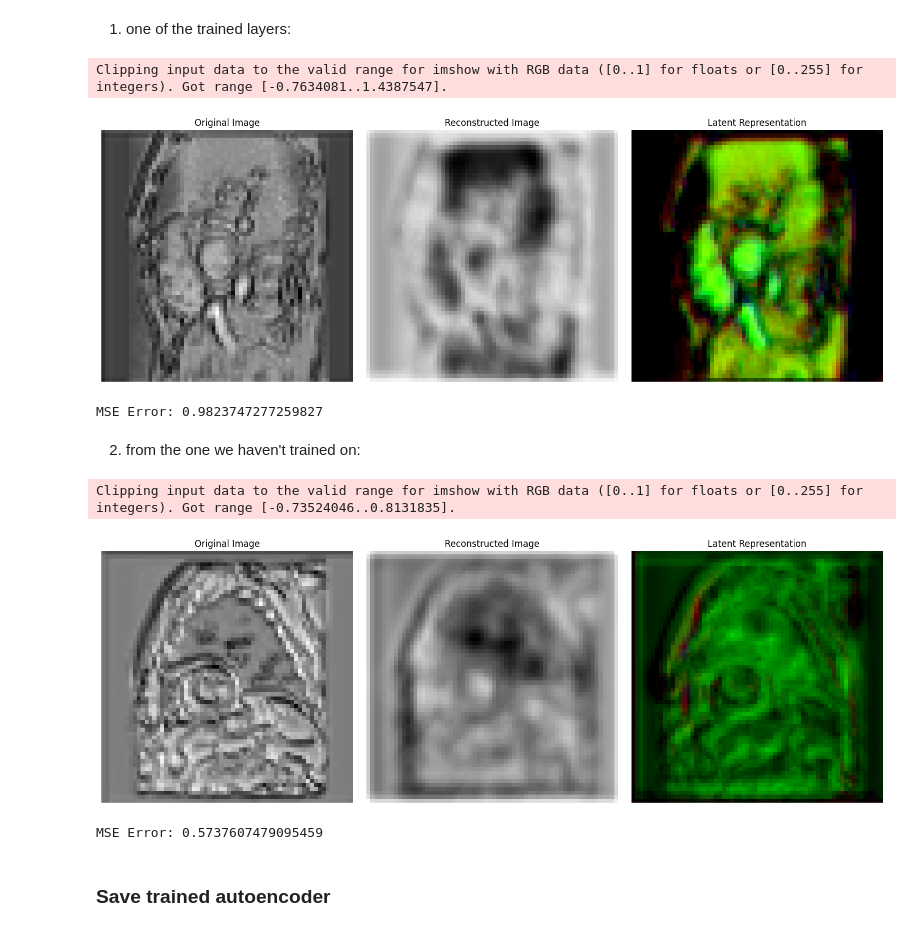
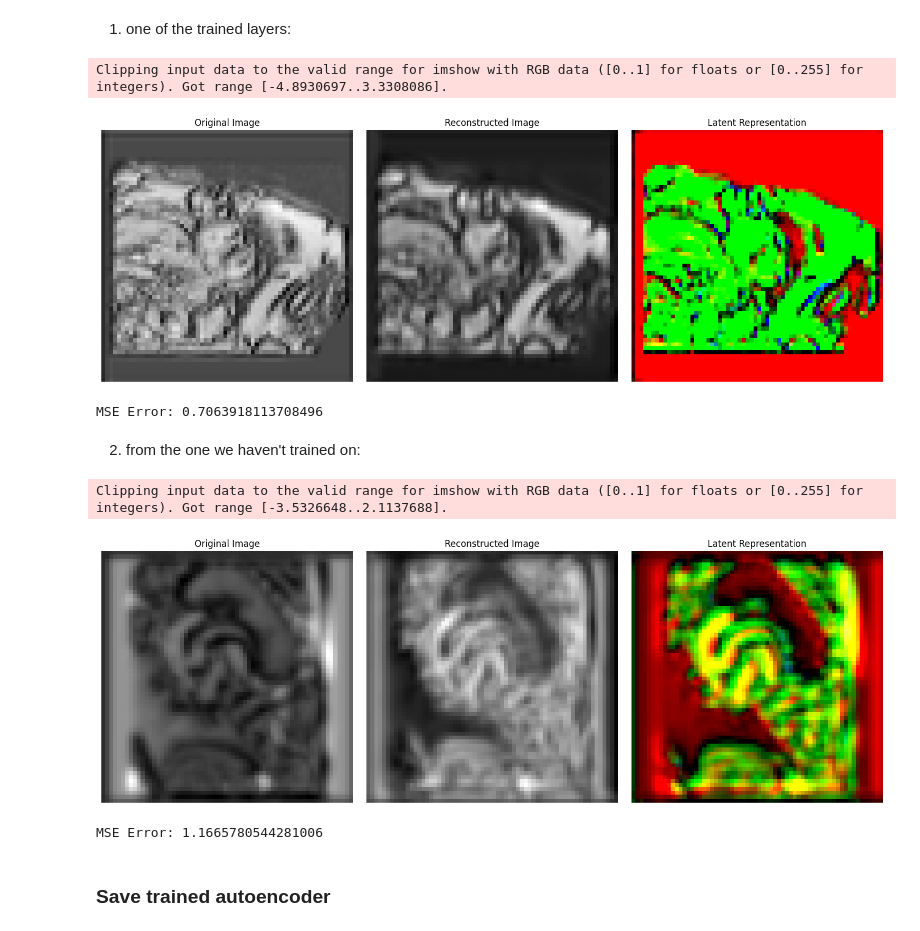
Before and after one commit to kel16/MedImSeg-Lab24, a Jupyter notebook: src/dimensionality_reduction/modified_autoencoder_train.ipynb, the cells around one changed output. Saved outputs shown, nothing was run; the diff lists cells and outputs as text; code cells hidden in the pictures.

Commit message:
retrained autoencoder with minor updates in code

```diff
--- a/src/dimensionality_reduction/modified_autoencoder_train.ipynb
+++ b/src/dimensionality_reduction/modified_autoencoder_train.ipynb
@@ -237,0 +227,8 @@ MSE Error: 0.954434871673584
+# %%
+import torch
+
+def print_image_error(original, reconstruction):
+    criterion = torch.nn.MSELoss()
+    mse_error = criterion(original, reconstruction).item()
+
+    print(f"MSE Error: {mse_error}")
@@ -242,33 +243,32 @@ Let's examine MSEs of some samples from different layers...
 # %%
 layer_samples_new = wrapper.layer_activations['model.model.1.submodule.0.conv.unit0.adn.A']
 selected_sample_new = layer_samples_new[17]
+latent_new, reconstructed_new = autoencoder(selected_sample_new)
+
 original_np_new = selected_sample_new.detach().numpy()
-latent_new, reconstructed_new = autoencoder(selected_sample_new)
 latent_np_new = latent_new.detach().numpy()
 reconstructed_np_new = reconstructed_new.detach().numpy()
 plot_results(original_np_new, reconstructed_np_new, latent_np_new)
-mse_error_new = np.mean((original_np_new - reconstructed_np_new) ** 2)
-print(f"MSE Error: {mse_error_new.item()}")
+print_image_error(selected_sample_new, reconstructed_new)
 # %% [output]
-Clipping input data to the valid range for imshow with RGB data ([0..1] for floats or [0..255] for integers). Got range [-0.7634081..1.4387547].
+Clipping input data to the valid range for imshow with RGB data ([0..1] for floats or [0..255] for integers). Got range [-4.8930697..3.3308086].
-[figure, old version]
+[figure, new version]
-MSE Error: 0.9823747277259827
+MSE Error: 0.7063918113708496
 # %% [markdown]
 2. from the one we haven't trained on:
 # %%
-layer_samples_new = wrapper.layer_activations['model.model.1.submodule.1.submodule.0.conv']
+layer_samples_new = wrapper.layer_activations['model.model.1.submodule.0.conv.unit2.adn.A']
 selected_sample_new = layer_samples_new[30]
 original_np_new = selected_sample_new.detach().numpy()
 latent_new, reconstructed_new = autoencoder(selected_sample_new)
 latent_np_new = latent_new.detach().numpy()
 reconstructed_np_new = reconstructed_new.detach().numpy()
 plot_results(original_np_new, reconstructed_np_new, latent_np_new)
-mse_error_new = np.mean((original_np_new - reconstructed_np_new) ** 2)
-print(f"MSE Error: {mse_error_new.item()}")
+print_image_error(selected_sample_new, reconstructed_new)
 # %% [output]
-Clipping input data to the valid range for imshow with RGB data ([0..1] for floats or [0..255] for integers). Got range [-0.73524046..0.8131835].
+Clipping input data to the valid range for imshow with RGB data ([0..1] for floats or [0..255] for integers). Got range [-3.5326648..2.1137688].
-[figure, old version]
+[figure, new version]
-MSE Error: 0.5737607479095459
+MSE Error: 1.1665780544281006
 # %% [markdown]
 ### Save trained autoencoder
 # %%
```
Also changed, not shown: parts of 11 cells of this notebook, 2 other files.
